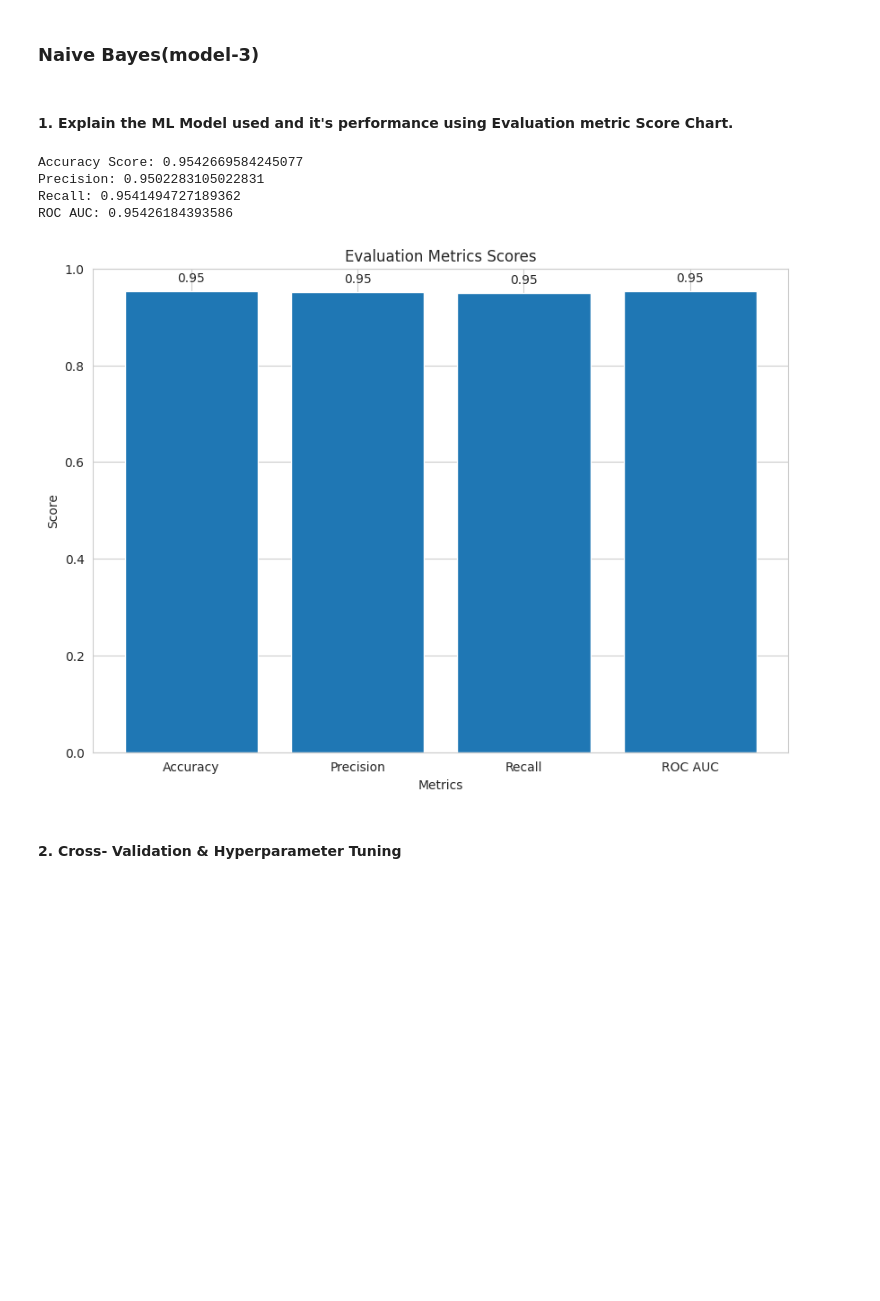
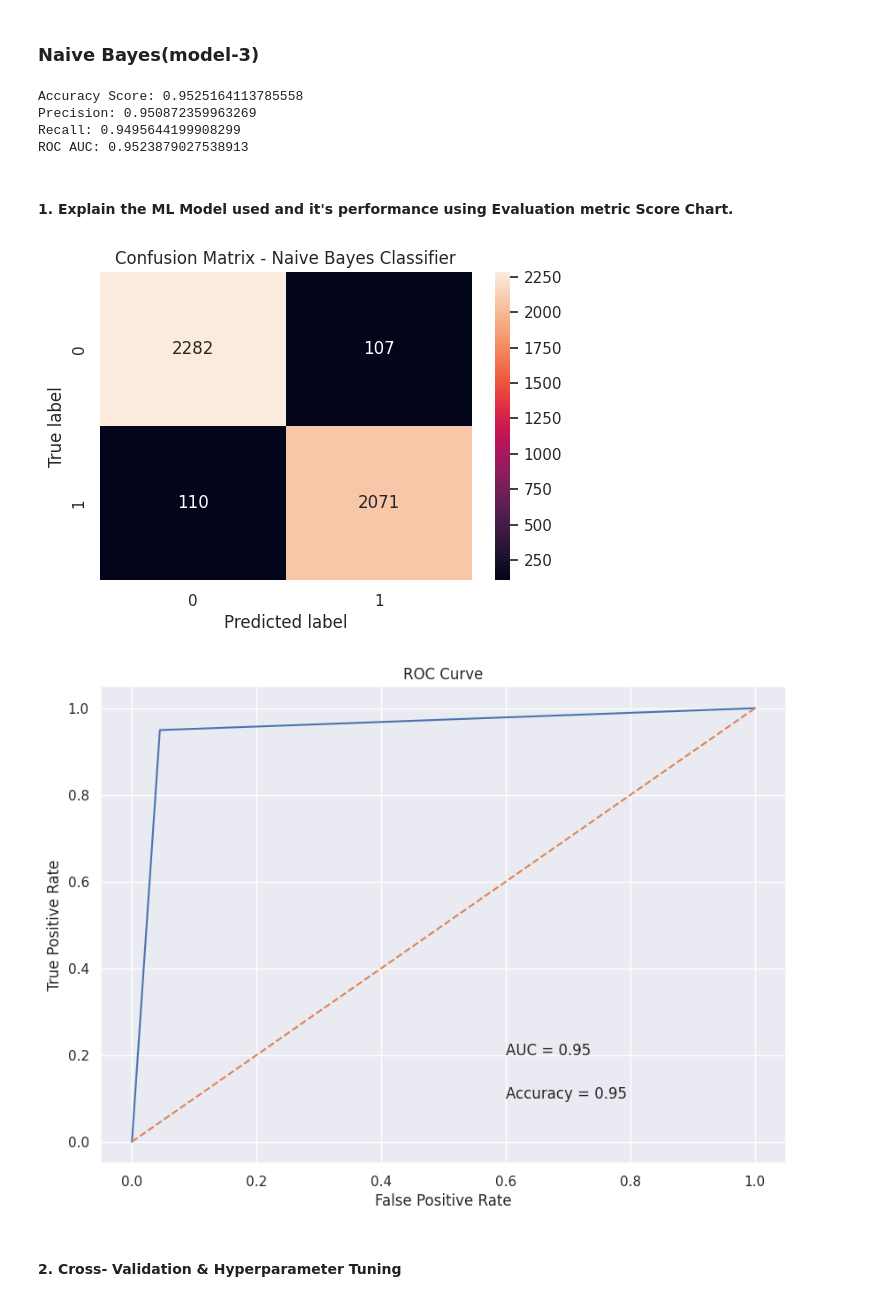
Before and after one commit to Preet3621/Classification_Airline_preet, a Jupyter notebook: Air_Referal_Preet.ipynb, the cells around one changed output. Saved outputs shown, nothing was run; the diff lists cells and outputs as text; code cells hidden in the pictures; blank space fills up the shorter version.

```diff
--- a/Air_Referal_Preet.ipynb
+++ b/Air_Referal_Preet.ipynb
@@ -1509,9 +1582,6 @@ Answer Here.
 ### **Naive Bayes(model-3)**
 # %%
 # ML Model - 3 Implementation
-from sklearn.naive_bayes import GaussianNB
-
-# Naive Bayes model
 naive_bayes = GaussianNB()
 
 # Fit the Algorithm
@@ -1519,32 +1589,53 @@ naive_bayes.fit(X_train_scaled, y_train)
 
 # Predict on the model
 y_pred = naive_bayes.predict(X_test_scaled)
+
+# Scores
+accuracy_NB = accuracy_score(y_test, y_pred)
+precision_NB = precision_score(y_test, y_pred)
+recall_NB = recall_score(y_test, y_pred)
+roc_auc_NB = roc_auc_score(y_test, y_pred)
+
+print("Accuracy Score:", accuracy_NB)
+print("Precision:", precision_NB)
+print("Recall:", recall_NB)
+print("ROC AUC:", roc_auc_NB)
+# %% [output]
+Accuracy Score: 0.9525164113785558
+Precision: 0.950872359963269
+Recall: 0.9495644199908299
+ROC AUC: 0.9523879027538913
 # %% [markdown]
 #### 1. Explain the ML Model used and it's performance using Evaluation metric Score Chart.
-# %%
-# Visualizing evaluation Metric Score chart
-# Scores
-accuracy_naive = accuracy_score(y_test, y_pred)
-precision_naive = precision_score(y_test, y_pred)
-recall_naive = recall_score(y_test, y_pred)
-roc_auc_naive = roc_auc_score(y_test, y_pred)
-
-print("Accuracy Score:", accuracy)
-print("Precision:", precision)
-print("Recall:", recall)
-print("ROC AUC:", roc_auc)
-
-metrics_2 = ["Accuracy", "Precision", "Recall", "ROC AUC"]
-scores_2 = [accuracy_naive, precision_naive, recall_naive, roc_auc_naive]
-
-#call the function for visulizing evalution matrics score
-plot_score_chart(metrics_2, scores_2)
-# %% [output]
-Accuracy Score: 0.9542669584245077
-Precision: 0.9502283105022831
-Recall: 0.9541494727189362
-ROC AUC: 0.95426184393586
-[figure, removed]
+# %%
+# Compute confusion matrix
+cm = confusion_matrix(y_test, y_pred)
+
+# Plot confusion matrix using seaborn
+plt.figure(figsize=(6, 4))
+sns.set(font_scale=1.0)
+
+sns.heatmap(cm, annot=True, fmt="d")
+plt.title("Confusion Matrix - Naive Bayes Classifier")
+plt.xlabel("Predicted label")
+plt.ylabel("True label")
+plt.show()
+
+fpr, tpr, thresholds = roc_curve(y_test, y_pred)
+auc = roc_auc_score(y_test, y_pred)
+accuracy = accuracy_score(y_test, y_pred)
+
+plt.plot(fpr, tpr)
+plt.plot([0, 1], [0, 1], linestyle='--')
+plt.xlabel('False Positive Rate')
+plt.ylabel('True Positive Rate')
+plt.title('ROC Curve')
+plt.text(0.6, 0.2, f'AUC = {auc:.2f}', fontsize=12)
+plt.text(0.6, 0.1, f'Accuracy = {accuracy:.2f}', fontsize=12)
+plt.show()
+# %% [output]
+[figure, added]
+[figure, added]
 # %% [markdown]
 #### 2. Cross- Validation & Hyperparameter Tuning
 # %%
```
Also changed, not shown: parts of 150 cells of this notebook.
